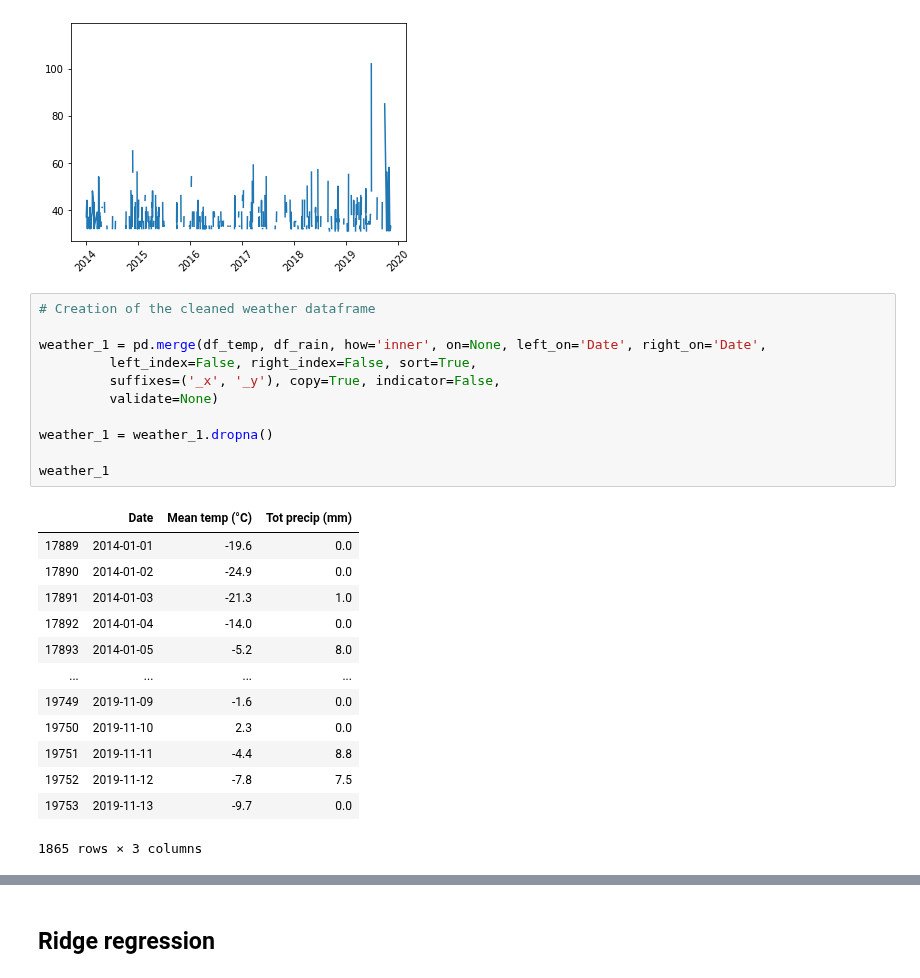
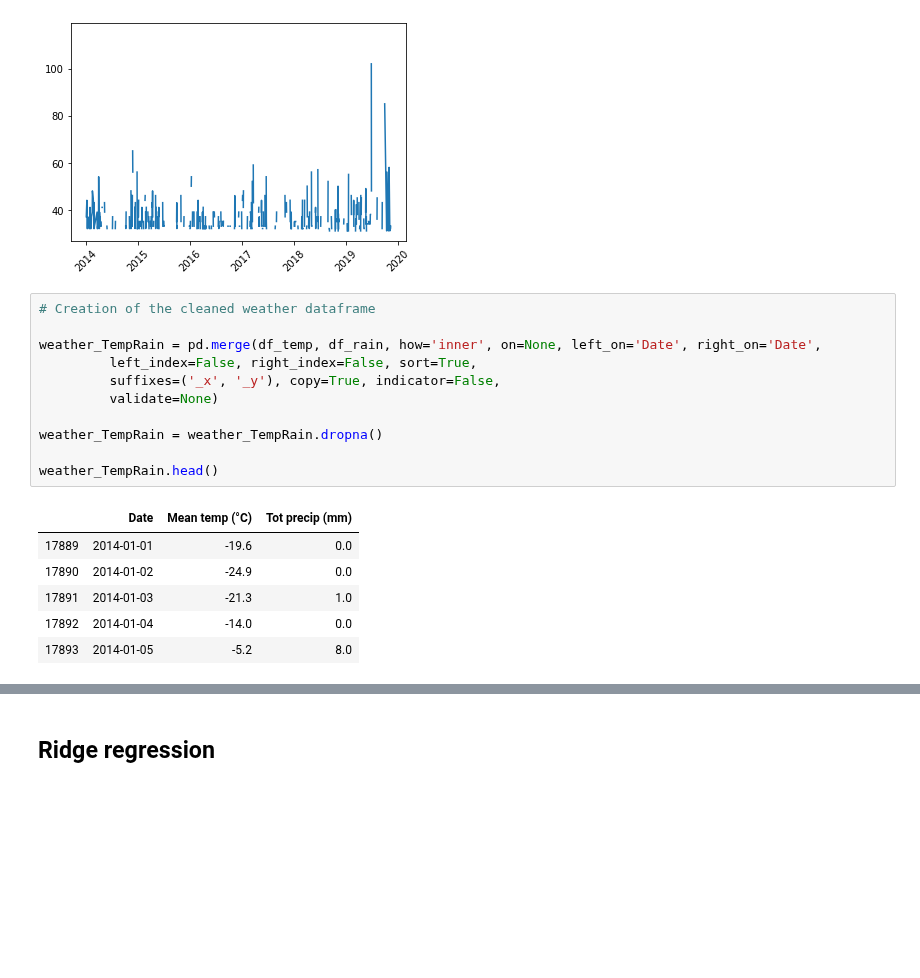
Before and after one commit to daviskia/ada-project-deep-penguin, a Jupyter notebook: Weather.ipynb, the cells around one changed output, grey strips where cells are left out. Cells and saved outputs as stored; diff of their text form; blank space fills up the shorter version.

```diff
--- a/Weather.ipynb
+++ b/Weather.ipynb
@@ -587,26 +623,19 @@ plt.xticks(rotation = 45);
 # %%
 # Creation of the cleaned weather dataframe
 
-weather_1 = pd.merge(df_temp, df_rain, how='inner', on=None, left_on='Date', right_on='Date',
+weather_TempRain = pd.merge(df_temp, df_rain, how='inner', on=None, left_on='Date', right_on='Date',
          left_index=False, right_index=False, sort=True,
          suffixes=('_x', '_y'), copy=True, indicator=False,
          validate=None)
 
-weather_1 = weather_1.dropna()
+weather_TempRain = weather_TempRain.dropna()
 
-weather_1
+weather_TempRain.head()
 # %% [output]
 |  | Date | Mean temp (°C) | Tot precip (mm) |
 | 17889 | 2014-01-01 | -19.6 | 0.0 |
 | 17890 | 2014-01-02 | -24.9 | 0.0 |
 | 17891 | 2014-01-03 | -21.3 | 1.0 |
 | 17892 | 2014-01-04 | -14.0 | 0.0 |
 | 17893 | 2014-01-05 | -5.2 | 8.0 |
-| ... | ... | ... | ... |
-| 19749 | 2019-11-09 | -1.6 | 0.0 |
-| 19750 | 2019-11-10 | 2.3 | 0.0 |
-| 19751 | 2019-11-11 | -4.4 | 8.8 |
-| 19752 | 2019-11-12 | -7.8 | 7.5 |
-| 19753 | 2019-11-13 | -9.7 | 0.0 |
-1865 rows × 3 columns
 # %%
```
Also changed, not shown: parts of 52 cells of this notebook.
